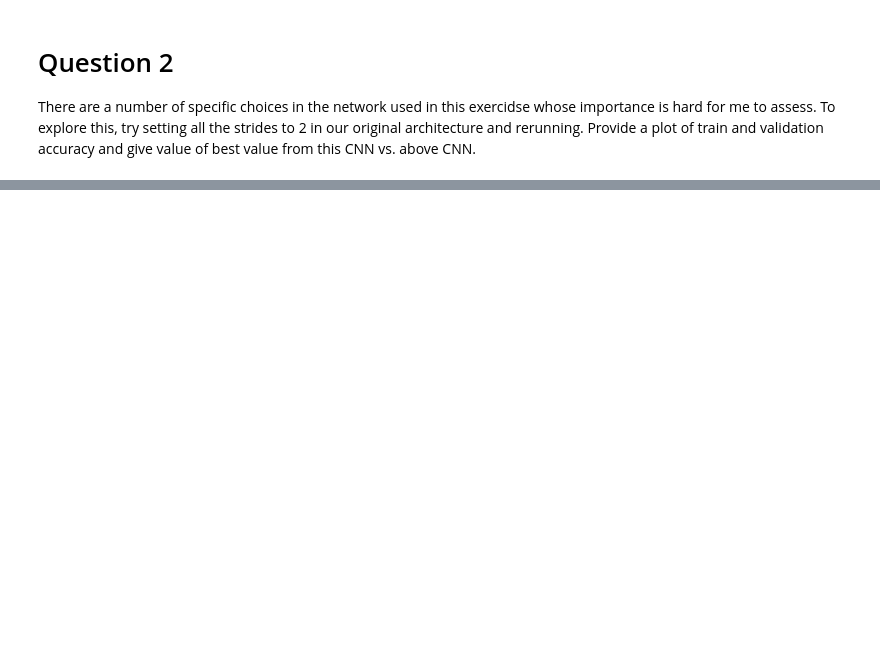
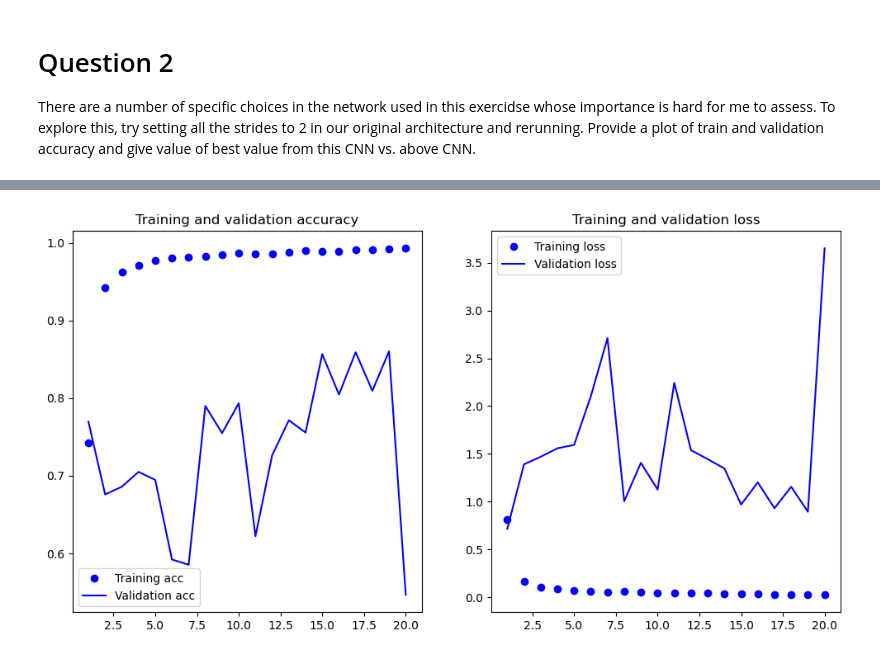
Before and after one commit to jhyang13/repo_mse803_lab5, a Jupyter notebook: Mod5LabB_Keras ConvNN ASL Classification v2.0.ipynb, the cells around one changed output, grey strips where cells are left out. Cells and saved outputs as stored; diff of their text form; code cells hidden in the pictures; blank space fills up the shorter version.

```diff
--- a/Mod5LabB_Keras ConvNN ASL Classification v2.0.ipynb
+++ b/Mod5LabB_Keras ConvNN ASL Classification v2.0.ipynb
@@ -326,0 +430,86 @@ Question 2 solution
+# %%
+# Load the dataset
+train_df = pd.read_csv(os.path.join(path, 'data/asl_data/sign_mnist_train.csv'))
+valid_df = pd.read_csv(os.path.join(path, 'data/asl_data/sign_mnist_valid.csv'))
+
+# Separate out our target values (labels)
+y_train = train_df['label']
+y_valid = valid_df['label']
+del train_df['label']
+del valid_df['label']
+
+# Separate out our image vectors and normalize the data
+x_train = train_df.values / 255
+x_valid = valid_df.values / 255
+
+# Reshape the data to fit the model input requirements
+x_train = x_train.reshape(-1, 28, 28, 1)
+x_valid = x_valid.reshape(-1, 28, 28, 1)
+
+# Turn our scalar targets into binary categories (one-hot encoding)
+num_classes = 24
+y_train = keras.utils.to_categorical(y_train, num_classes)
+y_valid = keras.utils.to_categorical(y_valid, num_classes)
+
+# Define the modified CNN architecture with adjusted stride values
+model_modified = Sequential([
+    # First Conv2D layer with stride set to 2
+    Conv2D(75, (3, 3), strides=2, padding="same", activation="relu", input_shape=(28, 28, 1)),
+    BatchNormalization(),
+    MaxPool2D((2, 2), strides=2, padding="same"),
+
+    # Second Conv2D layer with stride set to 2
+    Conv2D(50, (3, 3), strides=2, padding="same", activation="relu"),
+    Dropout(0.2),
+    BatchNormalization(),
+    MaxPool2D((2, 2), strides=2, padding="same"),
+
+    # Third Conv2D layer with stride set to 2
+    Conv2D(25, (3, 3), strides=2, padding="same", activation="relu"),
+    BatchNormalization(),
+    MaxPool2D((2, 2), strides=2, padding="same"),
+
+    # Flattening the output to feed into the Dense layers
+    Flatten(),
+    Dense(units=512, activation="relu"),
+    Dropout(0.3),
+    Dense(units=num_classes, activation="softmax")
+])
+
+# Compile the modified model with loss function and optimizer
+model_modified.compile(loss="categorical_crossentropy", metrics=["accuracy"])
+
+# Train the modified model
+hist_modified = model_modified.fit(x_train, y_train, epochs=20, verbose=1, validation_data=(x_valid, y_valid))
+
+# Function to plot training and validation accuracy and loss
+def err_plot(acc, val_acc, loss, val_loss):
+    epochs = range(1, len(acc) + 1)
+    plt.figure(figsize=(12, 6))
+
+    plt.subplot(1, 2, 1)
+    plt.plot(epochs, acc, 'bo', label='Training acc')
+    plt.plot(epochs, val_acc, 'b', label='Validation acc')
+    plt.title('Training and validation accuracy')
+    plt.legend()
+
+    plt.subplot(1, 2, 2)
+    plt.plot(epochs, loss, 'bo', label='Training loss')
+    plt.plot(epochs, val_loss, 'b', label='Validation loss')
+    plt.title('Training and validation loss')
+    plt.legend()
+
+    plt.show()
+
+# Plot accuracy and loss for the modified model
+acc_modified = hist_modified.history['accuracy']
+val_acc_modified = hist_modified.history['val_accuracy']
+loss_modified = hist_modified.history['loss']
+val_loss_modified = hist_modified.history['val_loss']
+err_plot(acc_modified, val_acc_modified, loss_modified, val_loss_modified)
+
+# Output top accuracy in validation data for the modified model
+max_acc_modified = max(hist_modified.history['val_accuracy'])
+maxacc_index_modified = hist_modified.history['val_accuracy'].index(max_acc_modified) + 1
+print("Best validation accuracy for modified model (strides=2): %1.2f on epoch %i" % (max_acc_modified, maxacc_index_modified))
+# %% [output]
@@ -326,0 +533 @@ Question 2 solution
+[figure, added]
```
Also changed, not shown: parts of 14 cells of this notebook, 1 other file.
